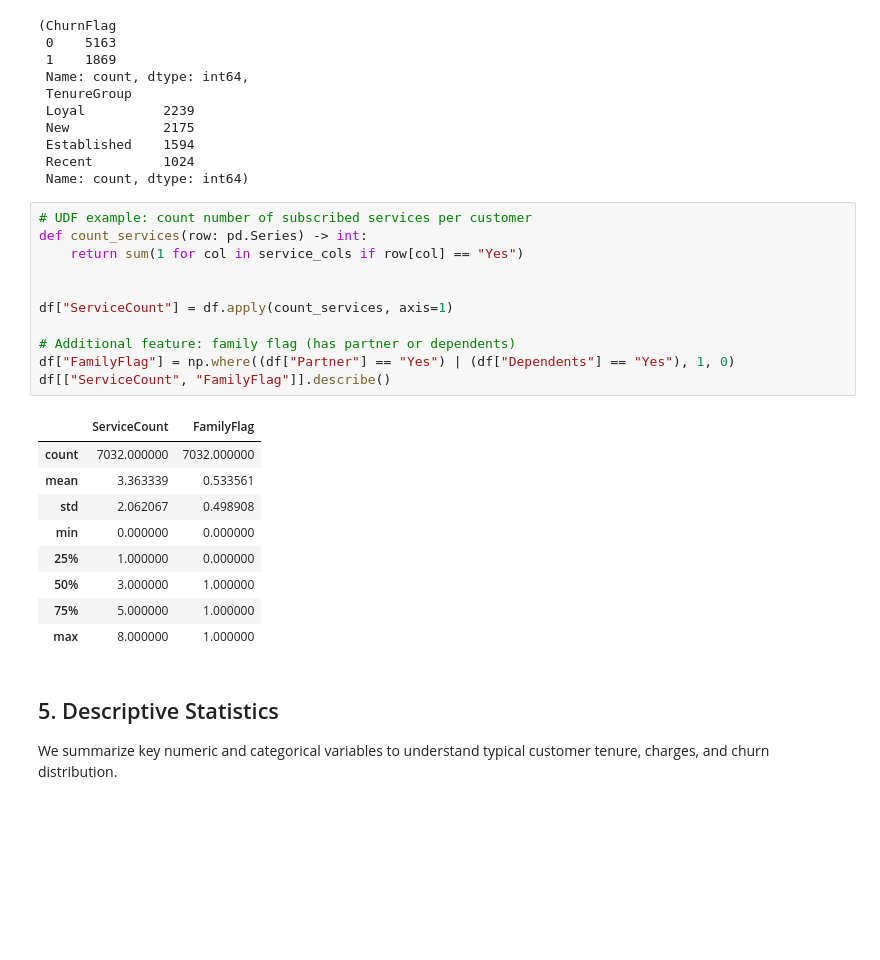
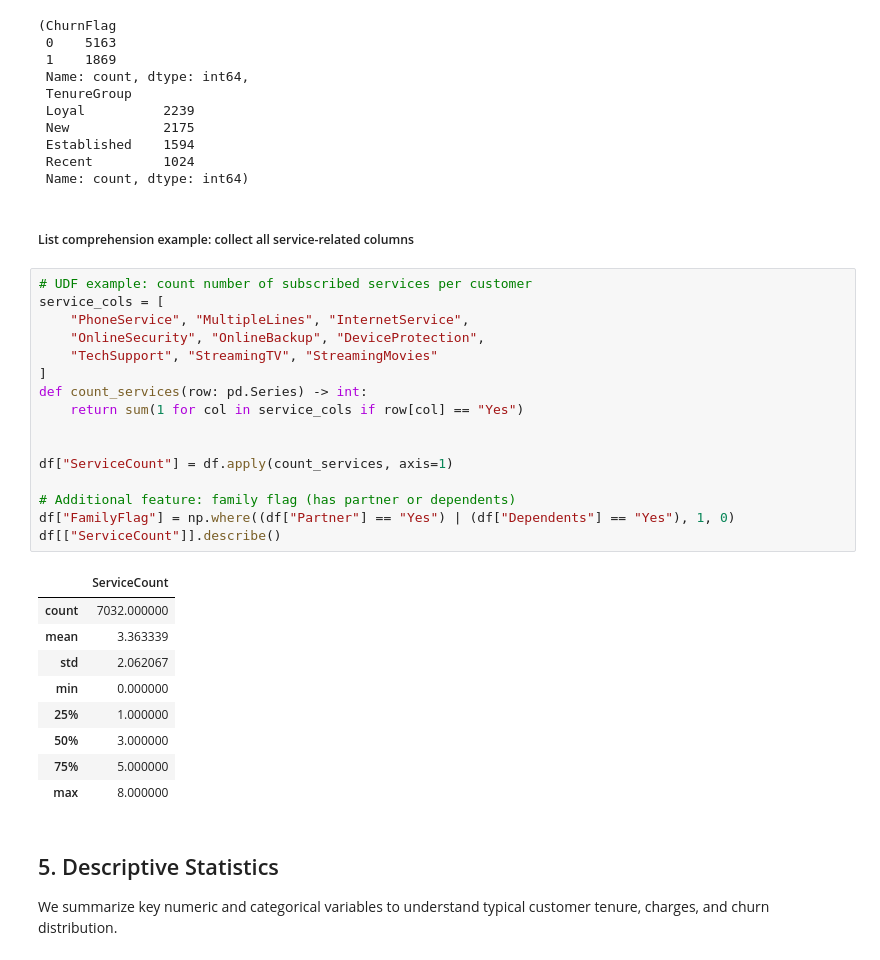
Before and after one commit to Anandsalimath/telecom_churn_EDA, a Jupyter notebook: EDA_Telco_Customer_Churn_Group3.ipynb, the cells around one changed output. Cells and saved outputs as stored; diff of their text form; blank space fills up the shorter version.

```diff
--- a/EDA_Telco_Customer_Churn_Group3.ipynb
+++ b/EDA_Telco_Customer_Churn_Group3.ipynb
@@ -301,27 +279,34 @@ df["ChurnFlag"].value_counts(), df["TenureGroup"].value_counts()
  Established    1594
  Recent         1024
  Name: count, dtype: int64)
+# %% [markdown]
+##### List comprehension example: collect all service-related columns
 # %%
 # UDF example: count number of subscribed services per customer
+service_cols = [
+    "PhoneService", "MultipleLines", "InternetService",
+    "OnlineSecurity", "OnlineBackup", "DeviceProtection",
+    "TechSupport", "StreamingTV", "StreamingMovies"
+]
 def count_services(row: pd.Series) -> int:
     return sum(1 for col in service_cols if row[col] == "Yes")
 
 
 df["ServiceCount"] = df.apply(count_services, axis=1)
 
 # Additional feature: family flag (has partner or dependents)
 df["FamilyFlag"] = np.where((df["Partner"] == "Yes") | (df["Dependents"] == "Yes"), 1, 0)
-df[["ServiceCount", "FamilyFlag"]].describe()
+df[["ServiceCount"]].describe()
 # %% [output]
-|  | ServiceCount | FamilyFlag |
-| count | 7032.000000 | 7032.000000 |
-| mean | 3.363339 | 0.533561 |
-| std | 2.062067 | 0.498908 |
-| min | 0.000000 | 0.000000 |
-| 25% | 1.000000 | 0.000000 |
-| 50% | 3.000000 | 1.000000 |
-| 75% | 5.000000 | 1.000000 |
-| max | 8.000000 | 1.000000 |
+|  | ServiceCount |
+| count | 7032.000000 |
+| mean | 3.363339 |
+| std | 2.062067 |
+| min | 0.000000 |
+| 25% | 1.000000 |
+| 50% | 3.000000 |
+| 75% | 5.000000 |
+| max | 8.000000 |
 # %% [markdown]
 ## 5. Descriptive Statistics
 
```
Also changed, not shown: parts of 8 cells of this notebook.
